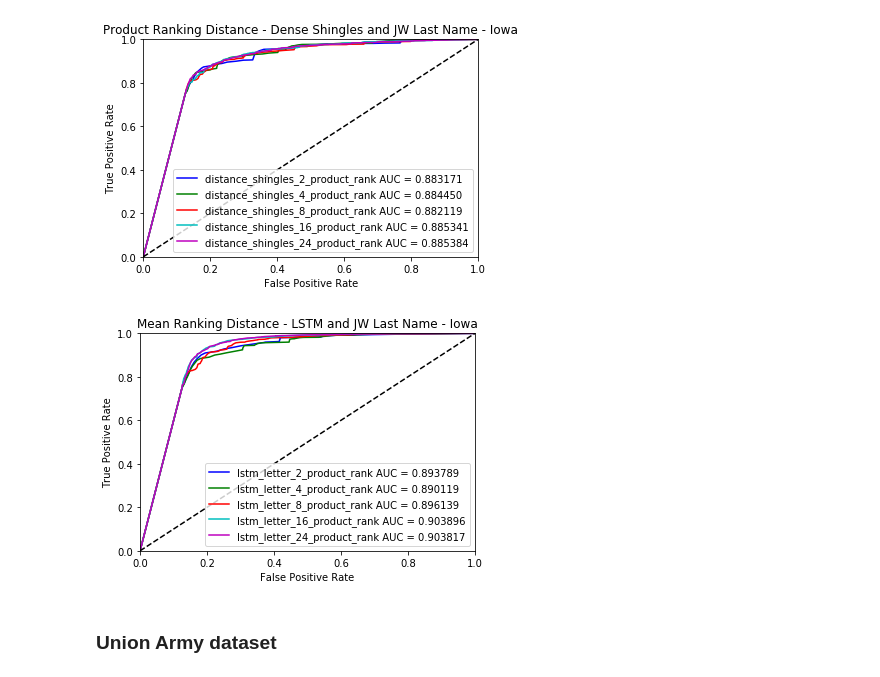
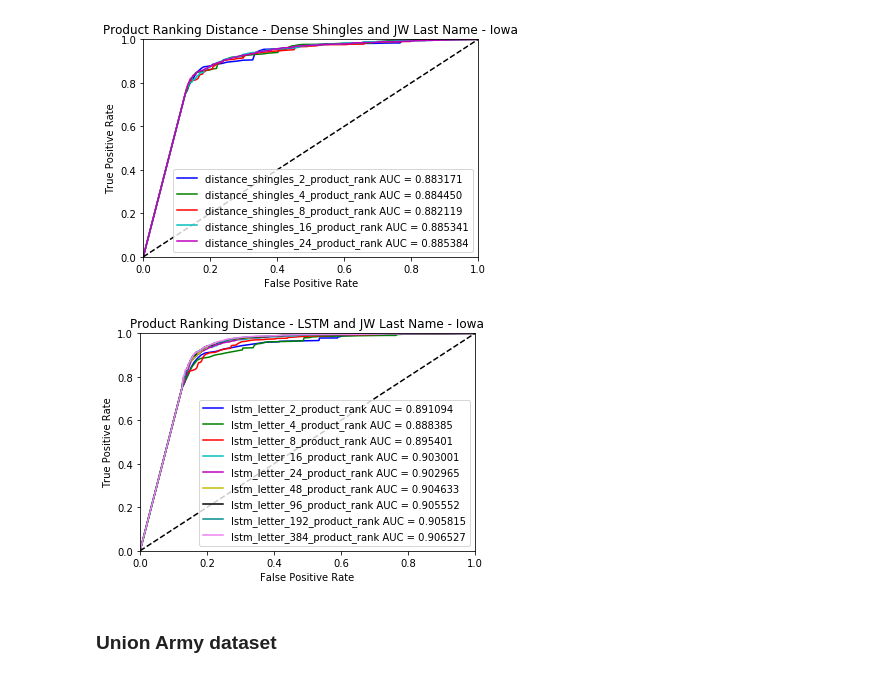
Before and after one commit to kailin-lu/recordlinker, a Jupyter notebook: notebooks/AccuracyComparison.ipynb, the cells around one changed output. Saved outputs shown, nothing was run; the diff lists cells and outputs as text; code cells hidden in the pictures.

```diff
--- a/notebooks/AccuracyComparison.ipynb
+++ b/notebooks/AccuracyComparison.ipynb
@@ -212,7 +209,7 @@ plot_roc(union, ['last-jaro-winkler', 'first-jaro-winkler','full-jaro-winkler'],
 # %%
 MAX_LENGTH = 12
 EMBED_TYPE = 'letters'
-dense_latent = [2, 4, 8, 16, 24]
+dense_latent = [2, 4, 8, 16, 24, 48]
 
 iowa_trainA = embed(iowa['lname1915'],
                     max_length=MAX_LENGTH,
@@ -429,28 +429,25 @@ EMBED_TYPE = 'letters'
 iowa_trainA = embed(iowa['lname1915'],
                     max_length=MAX_LENGTH,
                     embed_type=EMBED_TYPE,
-                    normalize=False)
+                    normalize=False,
+                    categorical=True)
 iowa_trainB = embed(iowa['lname1940'],
                     max_length=MAX_LENGTH,
                     embed_type=EMBED_TYPE,
-                    normalize=False)
-classes = 28
-iowa_trainA = to_categorical(iowa_trainA, classes)
-iowa_trainB = to_categorical(iowa_trainB, classes)
-
+                    normalize=False,
+                    categorical=True)
 lstm_cols = []
-for latent in dense_latent:
+latent_dims = [2,4,8,16,24,48,96,192,384]
+for latent in latent_dims:
     MODEL_PATH = '/Users/kailinlu/Desktop/QMSSWork/RecordLinking/models/lstm_letter_{}_iowa_last/encoder.h5'.format(
         latent)
 
-    dense_binary_encoder = BinaryEncoder(model_path=MODEL_PATH)
-    dense_binary_encoder.calculate_median_mu(iowa_trainA)
+    lstm_binary_encoder = BinaryEncoder(model_path=MODEL_PATH)
+    lstm_binary_encoder.calculate_median_mu(iowa_trainA)
 
-    encodedA_iowa = dense_binary_encoder.encode(iowa_trainA)
-    encodedB_iowa = dense_binary_encoder.encode(iowa_trainB)
+    encodedA_iowa = lstm_binary_encoder.encode(iowa_trainA)
+    encodedB_iowa = lstm_binary_encoder.encode(iowa_trainB)
 
     lstm_cols.append('lstm_letter_{}'.format(latent))
     iowa['lstm_letter_{}'.format(latent)] = normalized_l1(encodedA_iowa,
                                                           encodedB_iowa)
-
-plot_roc(iowa, lstm_cols, title='LSTM Letter VAE - Iowa Last Name')
@@ -525,7 +514,8 @@ for col in  ['distance_letter_2','distance_letter_4','distance_letter_8',
             'distance_letter_16', 'distance_letter_24',
              'distance_shingles_2','distance_shingles_4','distance_shingles_8',
              'distance_shingles_16', 'distance_shingles_24',
-             'lstm_letter_2','lstm_letter_4','lstm_letter_8', 'lstm_letter_16', 'lstm_letter_24']:
+             'lstm_letter_2','lstm_letter_4','lstm_letter_8', 'lstm_letter_16', 'lstm_letter_24',
+             'lstm_letter_48', 'lstm_letter_96', 'lstm_letter_192', 'lstm_letter_384']:
     iowa[col +'_rank'] = iowa[[col]].rank(ascending=True) / len(iowa)
 # %%
 # Mean ranking
@@ -552,7 +542,9 @@ plot_roc(iowa, mean_cols, title='Mean Ranking Distance - Dense Shingles and JW L
 # %%
 # Mean ranking
 mean_cols = []
-for col in ['lstm_letter_2','lstm_letter_4','lstm_letter_8', 'lstm_letter_16', 'lstm_letter_24']:
+latent_dims = [2,4,8,16,24,48,96,192,384]
+for dim in latent_dims:
+    col = 'lstm_letter_{}'.format(dim)
     mean_cols.append(col + '_mean_rank')
     iowa[col + '_mean_rank'] = (iowa['last-jaro-winkler-rank'] + iowa[col+'_rank']) / 2.
 
@@ -584,13 +576,16 @@ plot_roc(iowa, product_cols, title='Product Ranking Distance - Dense Shingles an
 [figure]
 # %%
 product_cols = []
-for col in ['lstm_letter_2','lstm_letter_4','lstm_letter_8', 'lstm_letter_16', 'lstm_letter_24']:
+latent_dims = [2,4,8,16,24,48,96,192,384]
+
+for dim in latent_dims:
+    col = 'lstm_letter_{}'.format(dim)
     product_cols.append(col + '_product_rank')
-    iowa[col + '_product_rank'] = (iowa['last-jaro-winkler-rank'] + iowa[col+'_rank']) / 2.
+    iowa[col + '_product_rank'] = 1 - 1/((iowa['last-jaro-winkler-rank']*iowa[col+'_rank']))
 
-plot_roc(iowa, product_cols, title='Mean Ranking Distance - LSTM and JW Last Name - Iowa')
+plot_roc(iowa, product_cols, title='Product Ranking Distance - LSTM and JW Last Name - Iowa')
 # %% [output]
-[figure, old version]
+[figure, new version]
 # %% [markdown]
 ### Union Army dataset
 # %%
```
Also changed, not shown: parts of 8 cells of this notebook, 7 other files.
